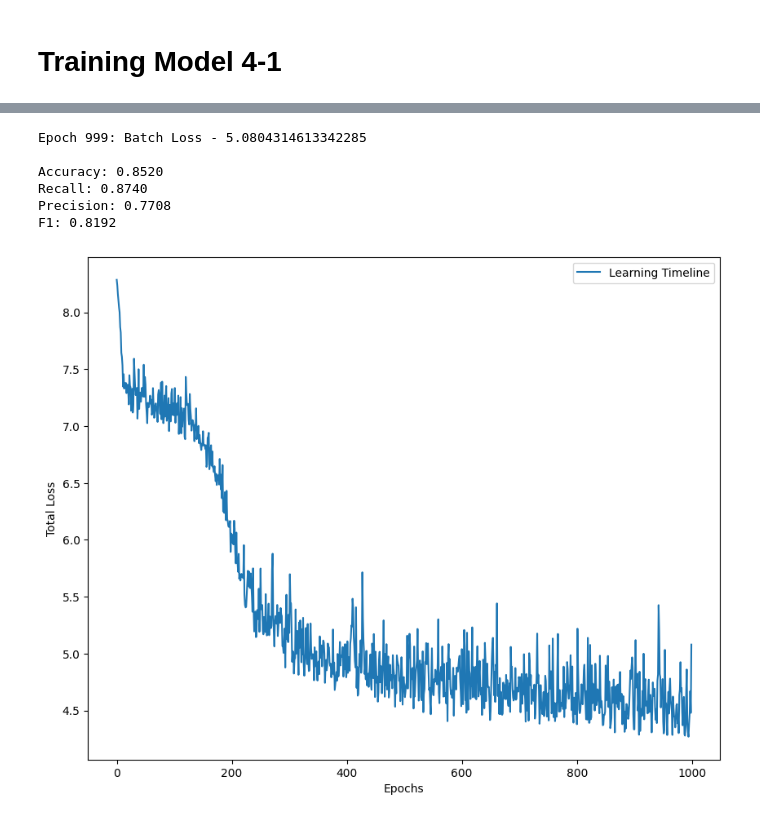
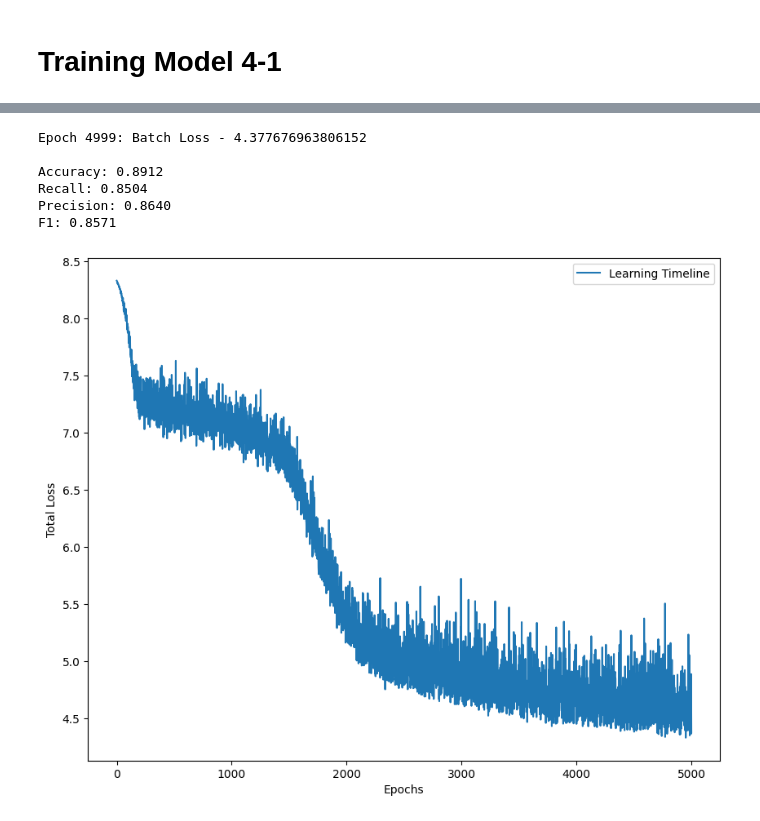
Before and after one commit to CoolmixZero/nn-optimization, a Jupyter notebook: train_model4_1.ipynb, the cells around one changed output, grey strips where cells are left out. Saved outputs shown, nothing was run; the diff lists cells and outputs as text; code cells hidden in the pictures.

```diff
--- a/train_model4_1.ipynb
+++ b/train_model4_1.ipynb
@@ -55,12 +61,12 @@ F1: 0.8692
 # %%
-evaluate_model(Model4_1_2(X_train.shape[1]), train_loader, 1e-6, X_test, y_test, 1000, 'model4_1_2')
+evaluate_model(Model4_1(X_train.shape[1]), train_loader, 1e-6, X_test, y_test, 5000, 'model4_1_2-adam')
 # %% [output]
-Epoch 999: Batch Loss - 5.0804314613342285
+Epoch 4999: Batch Loss - 4.377676963806152
 
-Accuracy: 0.8520
-Recall: 0.8740
-Precision: 0.7708
-F1: 0.8192
+Accuracy: 0.8912
+Recall: 0.8504
+Precision: 0.8640
+F1: 0.8571
-[figure, old version]
+[figure, new version]
 # %% [markdown]
 ### Model 4-1-3
```
Also changed, not shown: parts of 6 cells of this notebook, 18 other files.
